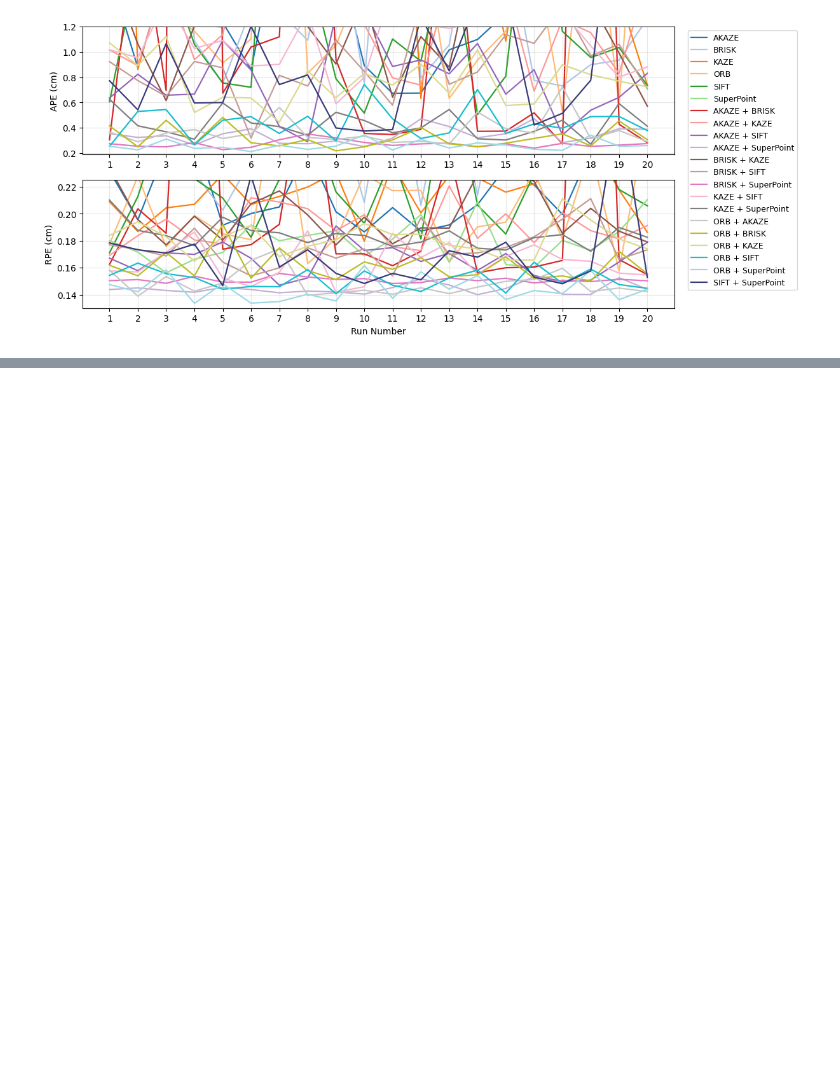
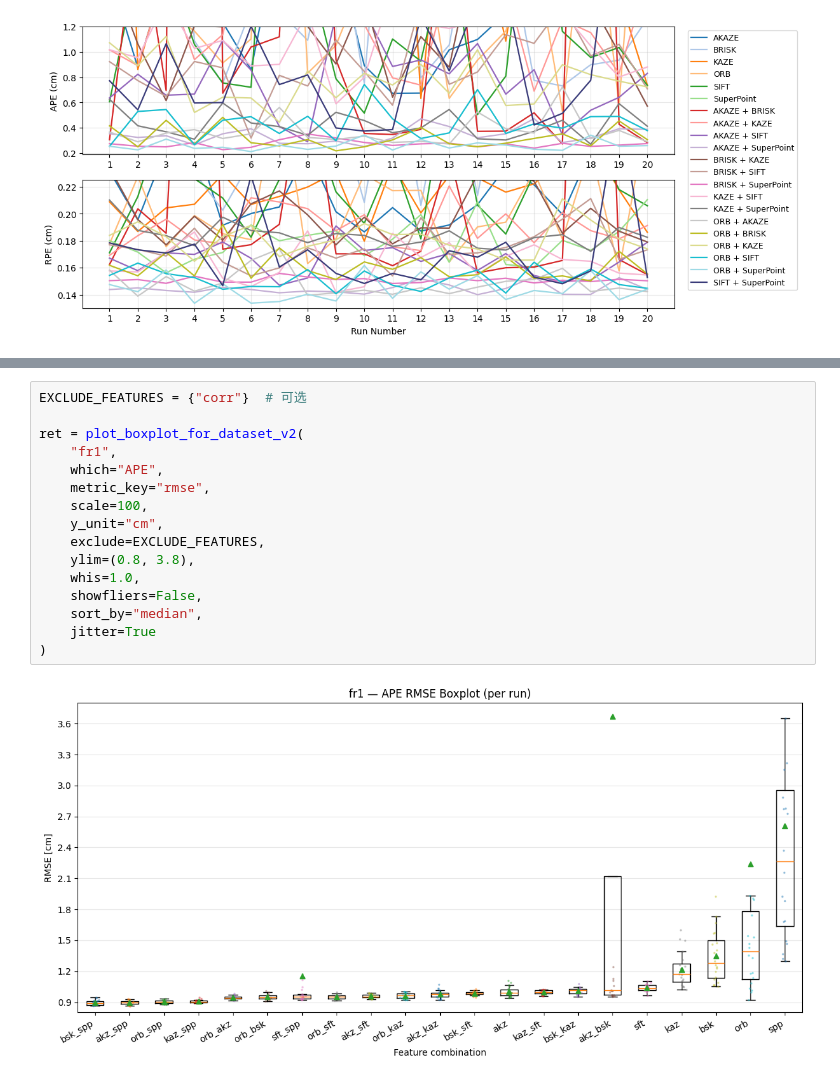
Before and after one commit to HowardDreemurr/PM-SLAM, a Jupyter notebook: Experiments/exp_pose_graph.ipynb, the cells around one changed output, grey strips where cells are left out. Saved outputs shown, nothing was run; the diff lists cells and outputs as text; blank space fills up the shorter version.

```diff
--- a/Experiments/exp_pose_graph.ipynb
+++ b/Experiments/exp_pose_graph.ipynb
@@ -306,0 +561,18 @@ Saved: ResultFigs/fr3_pose_error.png
+# %%
+EXCLUDE_FEATURES = {"corr"}  # 可选
+
+ret = plot_boxplot_for_dataset_v2(
+    "fr1",
+    which="APE",
+    metric_key="rmse",
+    scale=100,
+    y_unit="cm",
+    exclude=EXCLUDE_FEATURES,
+    ylim=(0.8, 3.8),
+    whis=1.0,
+    showfliers=False,
+    sort_by="median",
+    jitter=True
+)
+# %% [output]
+[figure, added]
```
Also changed, not shown: parts of 5 cells of this notebook, 22 other files.
